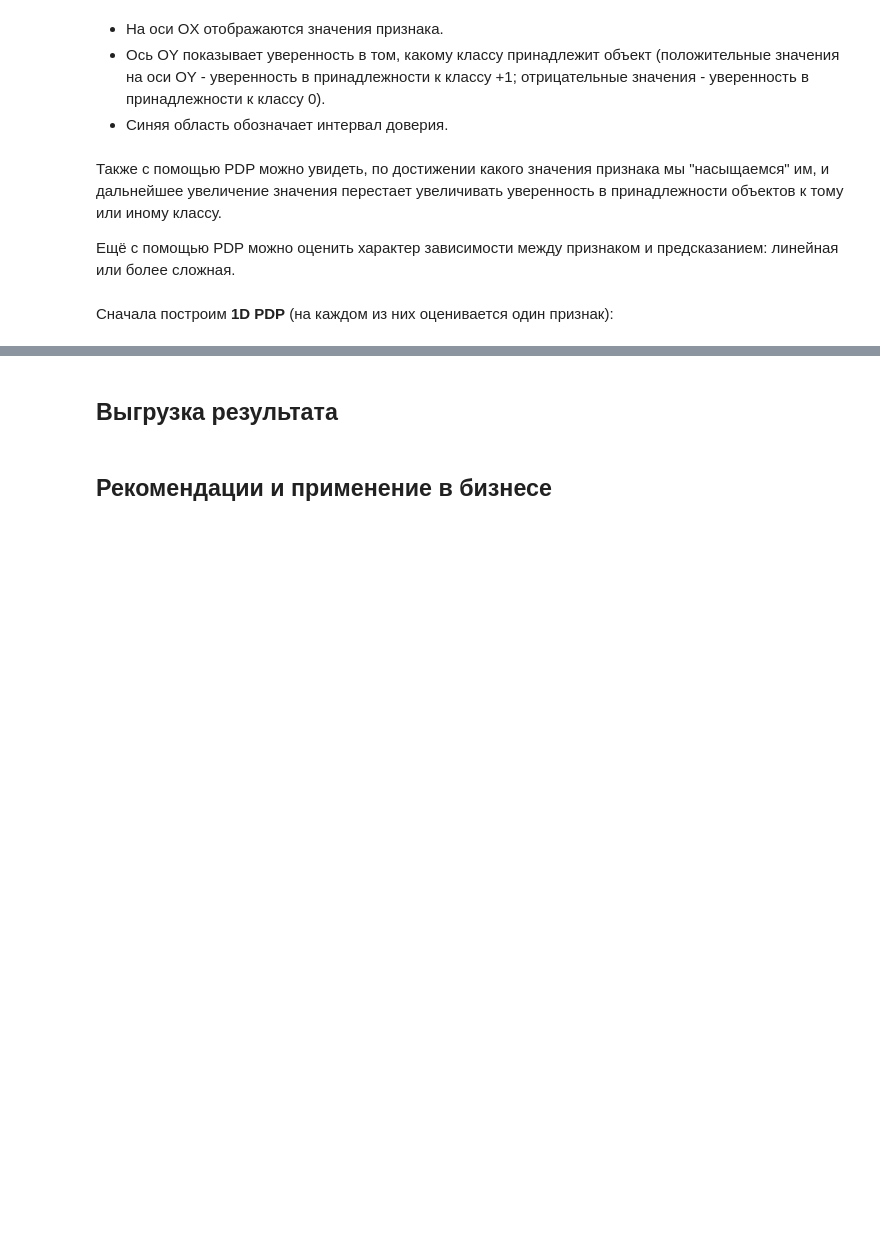
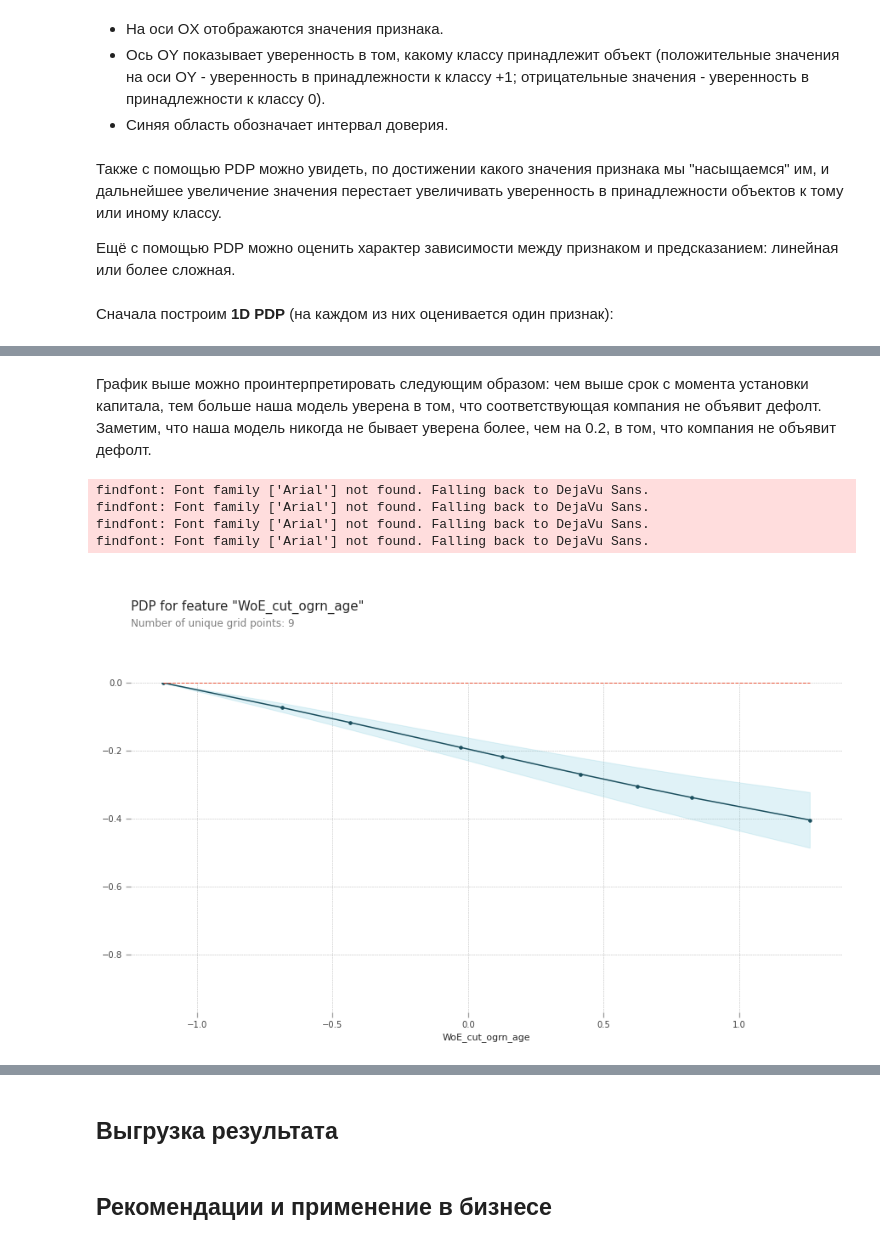
Before and after one commit to Stuksus/Hackaton_SBER, a Jupyter notebook: Final_file_for_hackaton_sber.ipynb, the cells around one changed output, grey strips where cells are left out. Saved outputs shown, nothing was run; the diff lists cells and outputs as text; code cells hidden in the pictures; blank space fills up the shorter version.

```diff
--- a/Final_file_for_hackaton_sber.ipynb
+++ b/Final_file_for_hackaton_sber.ipynb
@@ -1463,0 +1512,14 @@ plt.show()
+# %% [markdown]
+График выше можно проинтерпретировать следующим образом: чем выше срок с момента установки капитала, тем больше наша модель уверена в том, что соответствующая компания не объявит дефолт. Заметим, что наша модель никогда не бывает уверена более, чем на 0.2, в том, что компания не объявит дефолт.
+# %%
+# Собираем данные для графика
+pdp_woe= pdp.pdp_isolate(model=pipe_fin, dataset=X_train_fin.loc[:,top_feat_fin], model_features=features_fin, feature='WoE_cut_ogrn_age')
+# Строим график
+pdp.pdp_plot(pdp_woe, 'WoE_cut_ogrn_age')
+plt.show()
+# %% [output]
+findfont: Font family ['Arial'] not found. Falling back to DejaVu Sans.
+findfont: Font family ['Arial'] not found. Falling back to DejaVu Sans.
+findfont: Font family ['Arial'] not found. Falling back to DejaVu Sans.
+findfont: Font family ['Arial'] not found. Falling back to DejaVu Sans.
+[figure, added]
```
Also changed, not shown: parts of 54 cells of this notebook.
